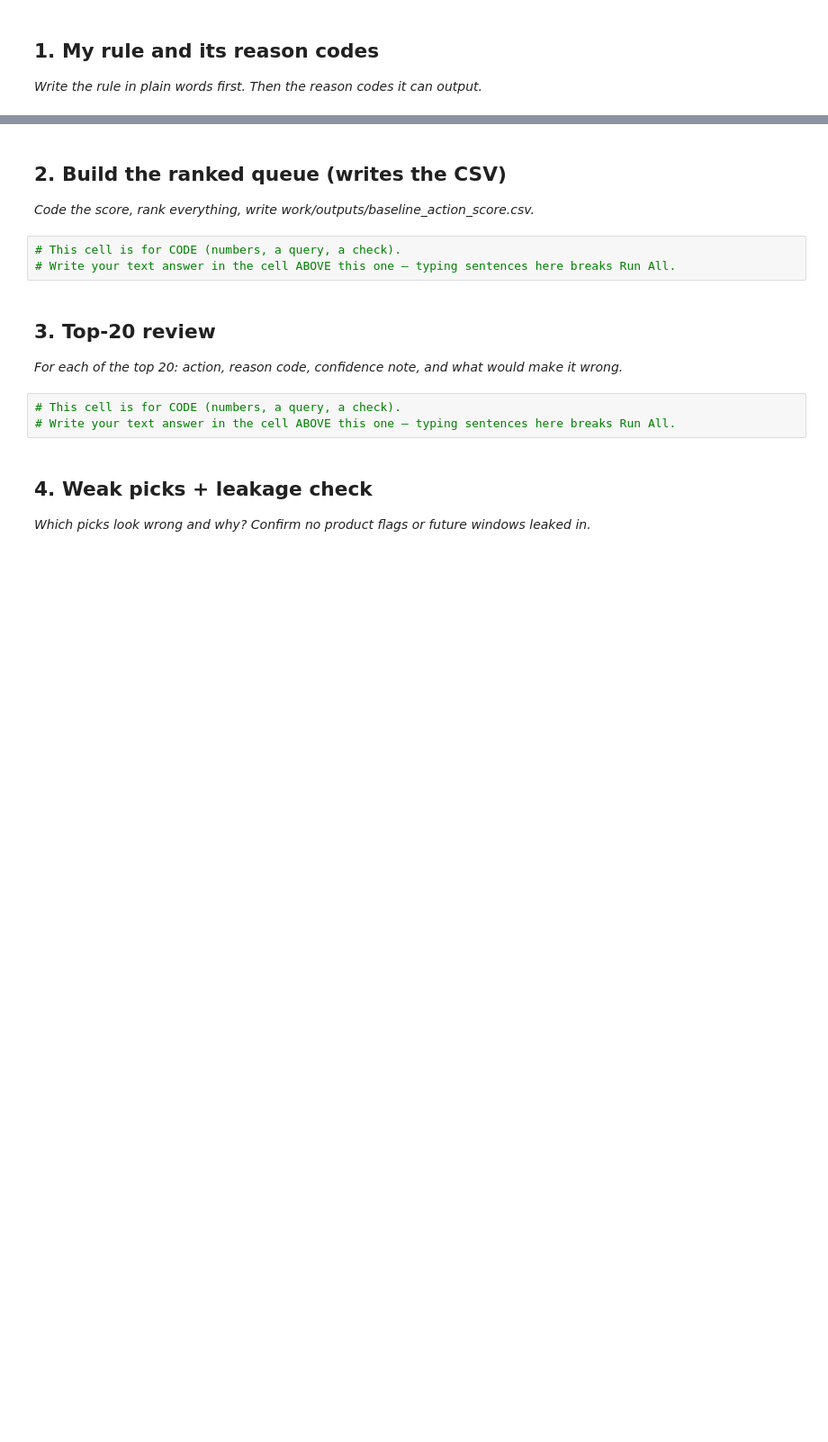
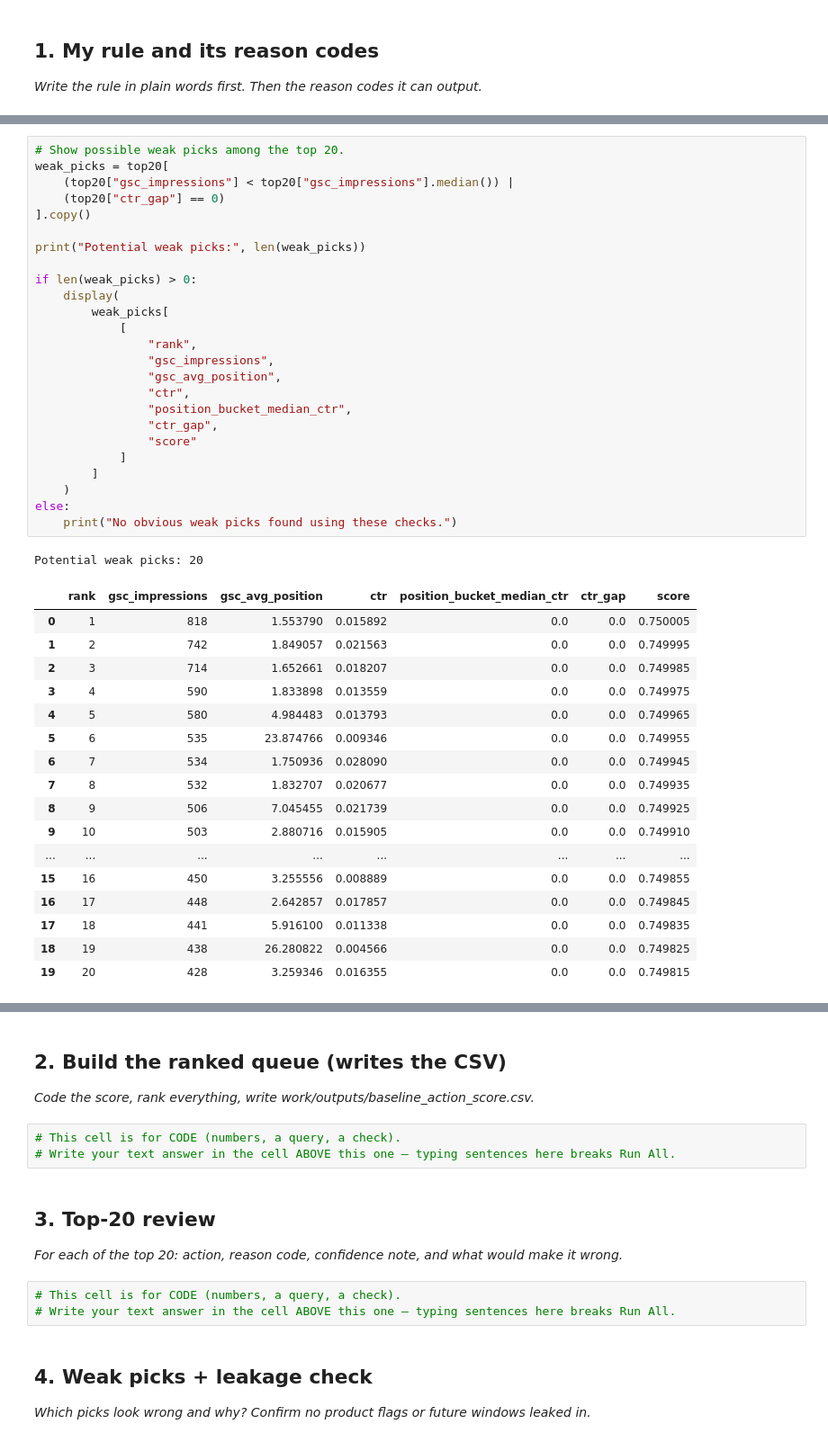
Before and after one commit to abiodunadesesan/FlyRank-ml-Internship-, a Jupyter notebook: work/notebooks/w04_baseline_score.ipynb, the cells around one changed output, grey strips where cells are left out. Shown at 90% size. Saved outputs shown, nothing was run; the diff lists cells and outputs as text; blank space fills up the shorter version.

```diff
--- a/work/notebooks/w04_baseline_score.ipynb
+++ b/work/notebooks/w04_baseline_score.ipynb
@@ -15,0 +348,44 @@ This skeleton is yours to fill. Work the sections **in order** — each one has
+# %%
+# Show possible weak picks among the top 20.
+weak_picks = top20[
+    (top20["gsc_impressions"] < top20["gsc_impressions"].median()) |
+    (top20["ctr_gap"] == 0)
+].copy()
+
+print("Potential weak picks:", len(weak_picks))
+
+if len(weak_picks) > 0:
+    display(
+        weak_picks[
+            [
+                "rank",
+                "gsc_impressions",
+                "gsc_avg_position",
+                "ctr",
+                "position_bucket_median_ctr",
+                "ctr_gap",
+                "score"
+            ]
+        ]
+    )
+else:
+    print("No obvious weak picks found using these checks.")
+# %% [output]
+Potential weak picks: 20
+|  | rank | gsc_impressions | gsc_avg_position | ctr | position_bucket_median_ctr | ctr_gap | score |
+| 0 | 1 | 818 | 1.553790 | 0.015892 | 0.0 | 0.0 | 0.750005 |
+| 1 | 2 | 742 | 1.849057 | 0.021563 | 0.0 | 0.0 | 0.749995 |
+| 2 | 3 | 714 | 1.652661 | 0.018207 | 0.0 | 0.0 | 0.749985 |
+| 3 | 4 | 590 | 1.833898 | 0.013559 | 0.0 | 0.0 | 0.749975 |
+| 4 | 5 | 580 | 4.984483 | 0.013793 | 0.0 | 0.0 | 0.749965 |
+| 5 | 6 | 535 | 23.874766 | 0.009346 | 0.0 | 0.0 | 0.749955 |
+| 6 | 7 | 534 | 1.750936 | 0.028090 | 0.0 | 0.0 | 0.749945 |
+| 7 | 8 | 532 | 1.832707 | 0.020677 | 0.0 | 0.0 | 0.749935 |
+| 8 | 9 | 506 | 7.045455 | 0.021739 | 0.0 | 0.0 | 0.749925 |
+| 9 | 10 | 503 | 2.880716 | 0.015905 | 0.0 | 0.0 | 0.749910 |
+| ... | ... | ... | ... | ... | ... | ... | ... |
+| 15 | 16 | 450 | 3.255556 | 0.008889 | 0.0 | 0.0 | 0.749855 |
+| 16 | 17 | 448 | 2.642857 | 0.017857 | 0.0 | 0.0 | 0.749845 |
+| 17 | 18 | 441 | 5.916100 | 0.011338 | 0.0 | 0.0 | 0.749835 |
+| 18 | 19 | 438 | 26.280822 | 0.004566 | 0.0 | 0.0 | 0.749825 |
+| 19 | 20 | 428 | 3.259346 | 0.016355 | 0.0 | 0.0 | 0.749815 |
```
Also changed, not shown: parts of 14 cells of this notebook.
